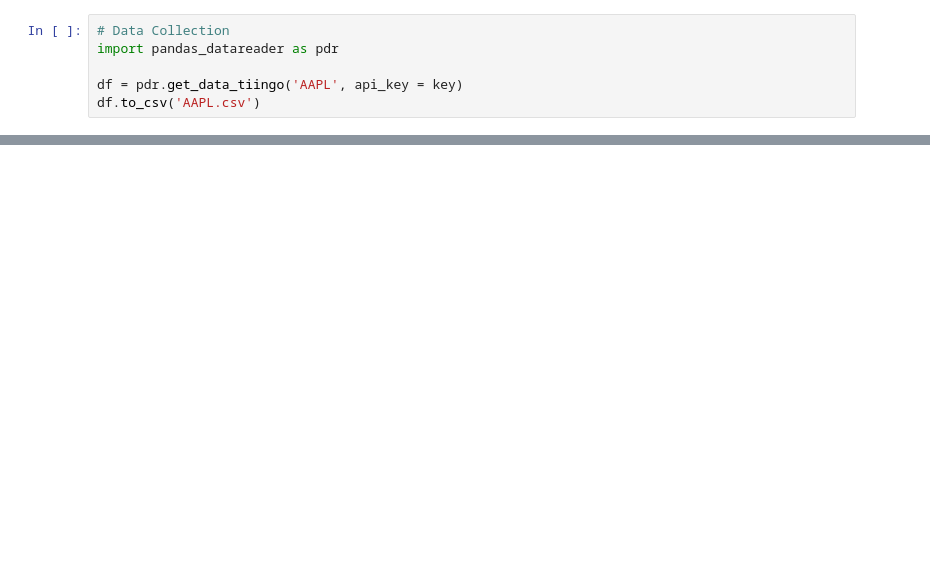
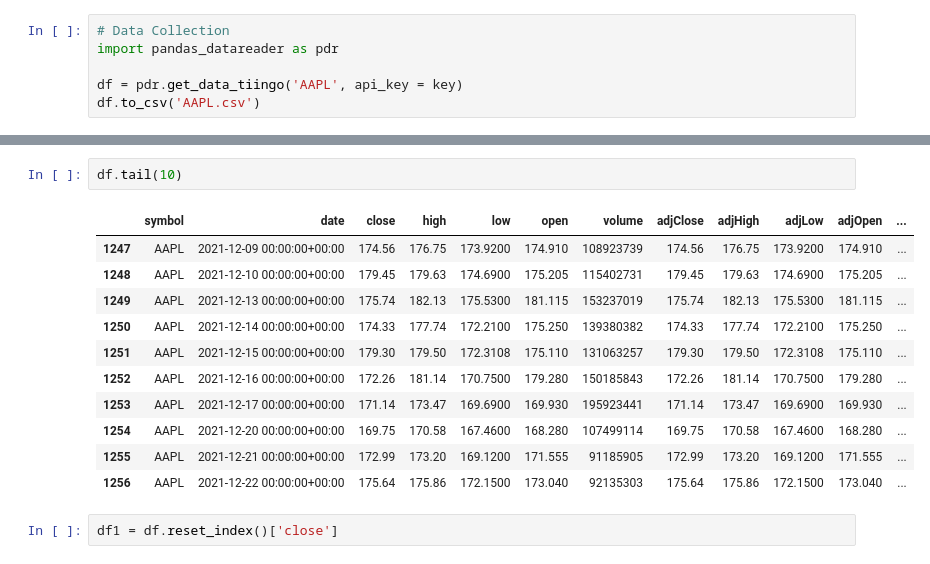
Before and after one commit to Kgs-Mathaba/Apple-Stock-Price-Prediction-And-Forecasting-Using-LSTM-Neural-Network, a Jupyter notebook: Apple_Stock_Price_Prediction_And_Forecasting_Using_LSTM_Neural_Network.ipynb, the cells around one changed output, grey strips where cells are left out. Saved outputs shown, nothing was run; the diff lists cells and outputs as text; blank space fills up the shorter version.

```diff
--- a/Apple_Stock_Price_Prediction_And_Forecasting_Using_LSTM_Neural_Network.ipynb
+++ b/Apple_Stock_Price_Prediction_And_Forecasting_Using_LSTM_Neural_Network.ipynb
@@ -24,0 +27,16 @@ df.head(10)
+# %%
+df.tail(10)
+# %% [output]
+|  | symbol | date | close | high | low | open | volume | adjClose | adjHigh | adjLow | adjOpen | ... |
+| 1247 | AAPL | 2021-12-09 00:00:00+00:00 | 174.56 | 176.75 | 173.9200 | 174.910 | 108923739 | 174.56 | 176.75 | 173.9200 | 174.910 | ... |
+| 1248 | AAPL | 2021-12-10 00:00:00+00:00 | 179.45 | 179.63 | 174.6900 | 175.205 | 115402731 | 179.45 | 179.63 | 174.6900 | 175.205 | ... |
+| 1249 | AAPL | 2021-12-13 00:00:00+00:00 | 175.74 | 182.13 | 175.5300 | 181.115 | 153237019 | 175.74 | 182.13 | 175.5300 | 181.115 | ... |
+| 1250 | AAPL | 2021-12-14 00:00:00+00:00 | 174.33 | 177.74 | 172.2100 | 175.250 | 139380382 | 174.33 | 177.74 | 172.2100 | 175.250 | ... |
+| 1251 | AAPL | 2021-12-15 00:00:00+00:00 | 179.30 | 179.50 | 172.3108 | 175.110 | 131063257 | 179.30 | 179.50 | 172.3108 | 175.110 | ... |
+| 1252 | AAPL | 2021-12-16 00:00:00+00:00 | 172.26 | 181.14 | 170.7500 | 179.280 | 150185843 | 172.26 | 181.14 | 170.7500 | 179.280 | ... |
+| 1253 | AAPL | 2021-12-17 00:00:00+00:00 | 171.14 | 173.47 | 169.6900 | 169.930 | 195923441 | 171.14 | 173.47 | 169.6900 | 169.930 | ... |
+| 1254 | AAPL | 2021-12-20 00:00:00+00:00 | 169.75 | 170.58 | 167.4600 | 168.280 | 107499114 | 169.75 | 170.58 | 167.4600 | 168.280 | ... |
+| 1255 | AAPL | 2021-12-21 00:00:00+00:00 | 172.99 | 173.20 | 169.1200 | 171.555 | 91185905 | 172.99 | 173.20 | 169.1200 | 171.555 | ... |
+| 1256 | AAPL | 2021-12-22 00:00:00+00:00 | 175.64 | 175.86 | 172.1500 | 173.040 | 92135303 | 175.64 | 175.86 | 172.1500 | 173.040 | ... |
+# %%
+df1 = df.reset_index()['close']
```
Also changed, not shown: parts of 32 cells of this notebook.
